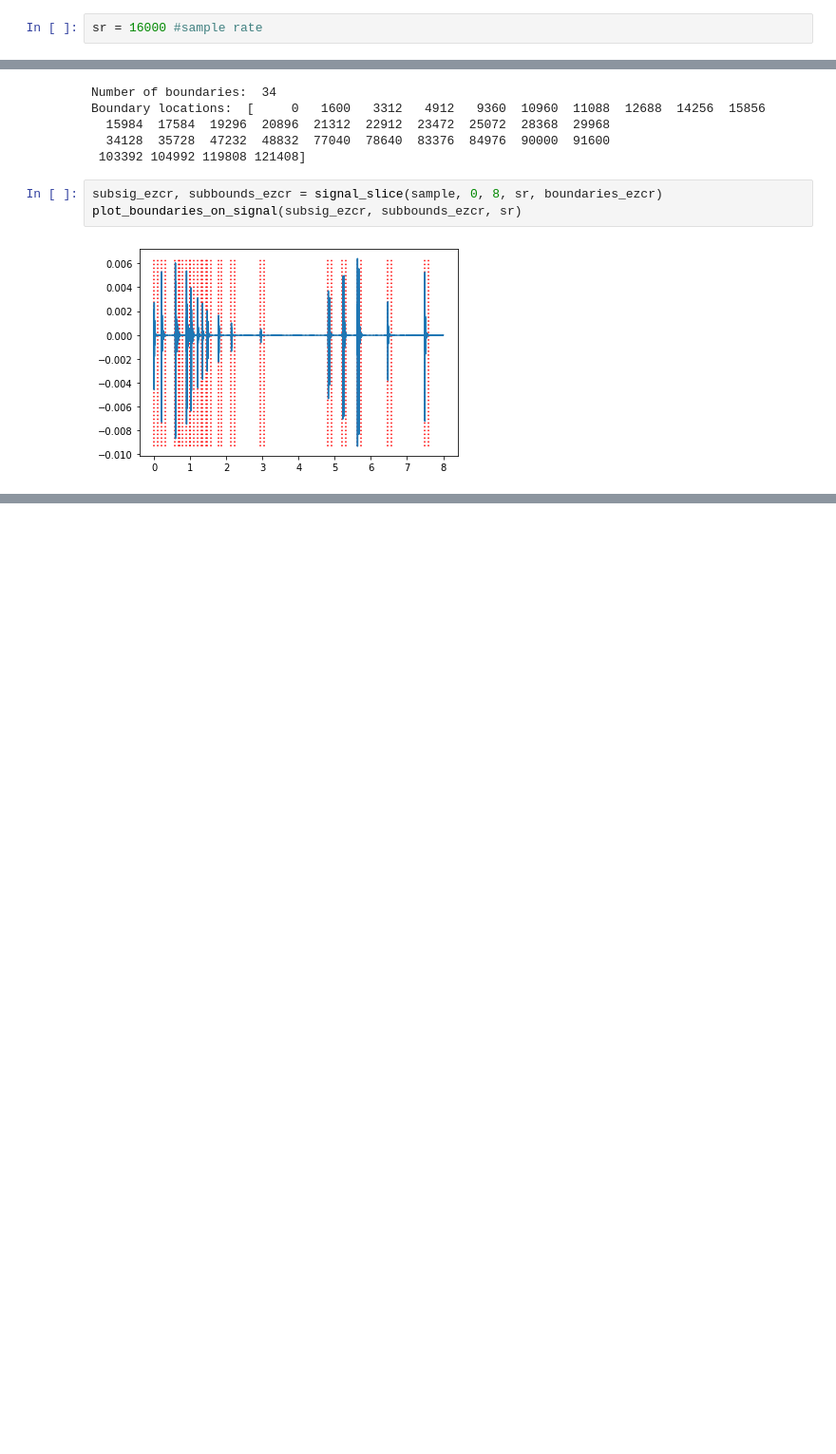
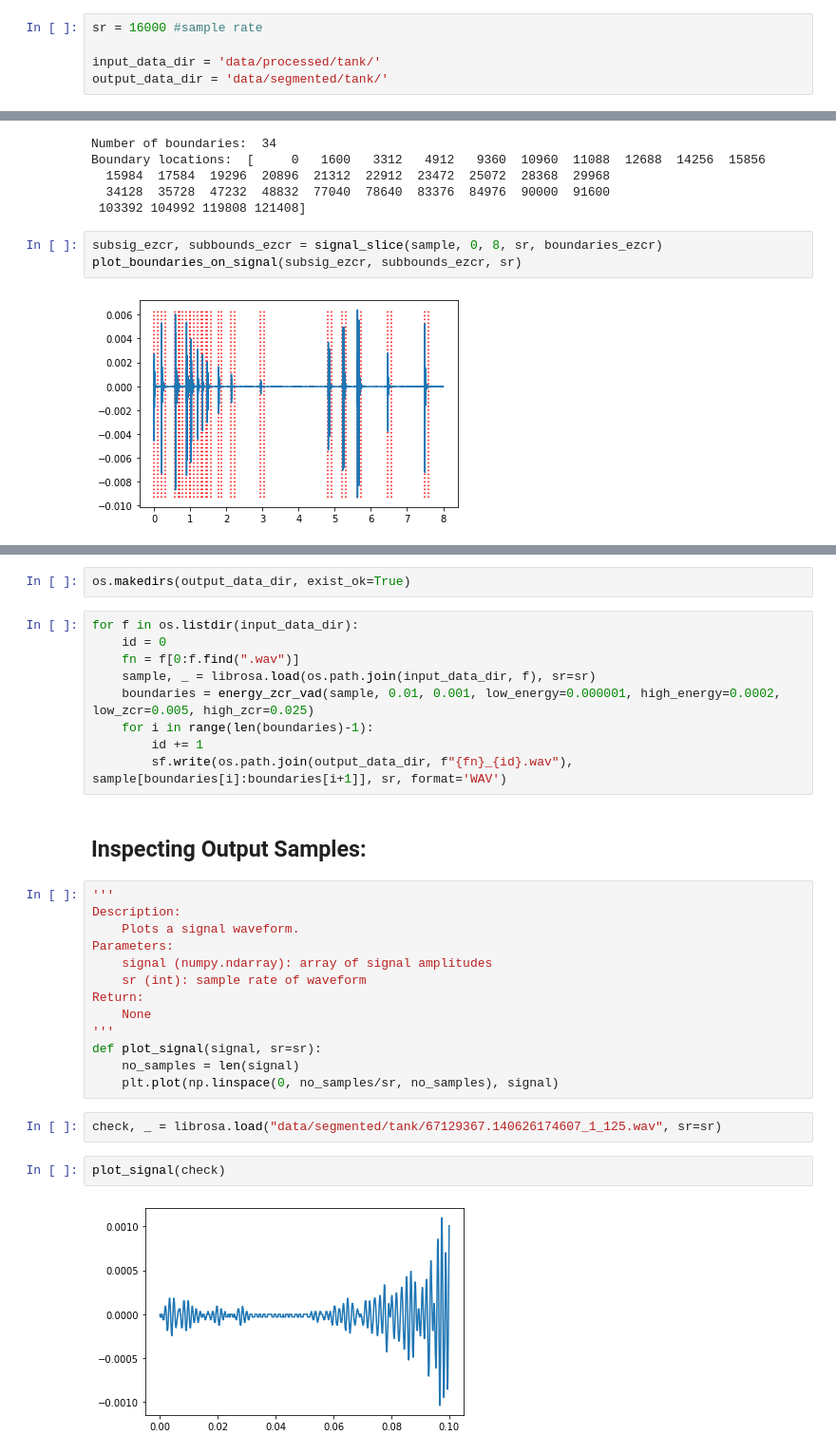
Before and after one commit to vkoil/pempheris-adspersa-alphabetisation, a Jupyter notebook: segmentation.ipynb, the cells around one changed output, grey strips where cells are left out. Shown at 95% size. Saved outputs shown, nothing was run; the diff lists cells and outputs as text; blank space fills up the shorter version.

```diff
--- a/segmentation.ipynb
+++ b/segmentation.ipynb
@@ -16,6 +17,9 @@ from scipy import signal
 ## Control Parameters:
 # %%
 sr = 16000 #sample rate
+
+input_data_dir = 'data/processed/tank/'
+output_data_dir = 'data/segmented/tank/'
 # %% [markdown]
 ## Helper functions:
 # %%
@@ -254,0 +259,32 @@ plot_boundaries_on_signal(subsig_ezcr, subbounds_ezcr, sr)
+# %%
+os.makedirs(output_data_dir, exist_ok=True)
+# %%
+for f in os.listdir(input_data_dir):
+    id = 0
+    fn = f[0:f.find(".wav")]
+    sample, _ = librosa.load(os.path.join(input_data_dir, f), sr=sr)
+    boundaries = energy_zcr_vad(sample, 0.01, 0.001, low_energy=0.000001, high_energy=0.0002, low_zcr=0.005, high_zcr=0.025)
+    for i in range(len(boundaries)-1):
+        id += 1
+        sf.write(os.path.join(output_data_dir, f"{fn}_{id}.wav"), sample[boundaries[i]:boundaries[i+1]], sr, format='WAV')
+# %% [markdown]
+## Inspecting Output Samples:
+# %%
+'''
+Description:
+    Plots a signal waveform.
+Parameters:
+    signal (numpy.ndarray): array of signal amplitudes
+    sr (int): sample rate of waveform
+Return:
+    None
+'''
+def plot_signal(signal, sr=sr):
+    no_samples = len(signal)
+    plt.plot(np.linspace(0, no_samples/sr, no_samples), signal)
+# %%
+check, _ = librosa.load("data/segmented/tank/67129367.140626174607_1_125.wav", sr=sr)
+# %%
+plot_signal(check)
+# %% [output]
+[figure, added]
```
Also changed, not shown: parts of 4 cells of this notebook, 4 other files.
